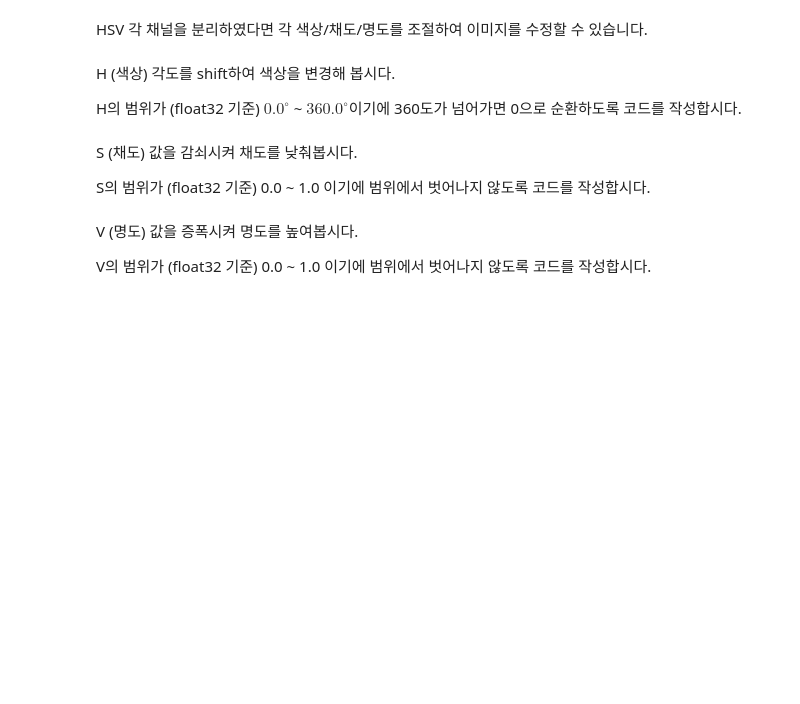
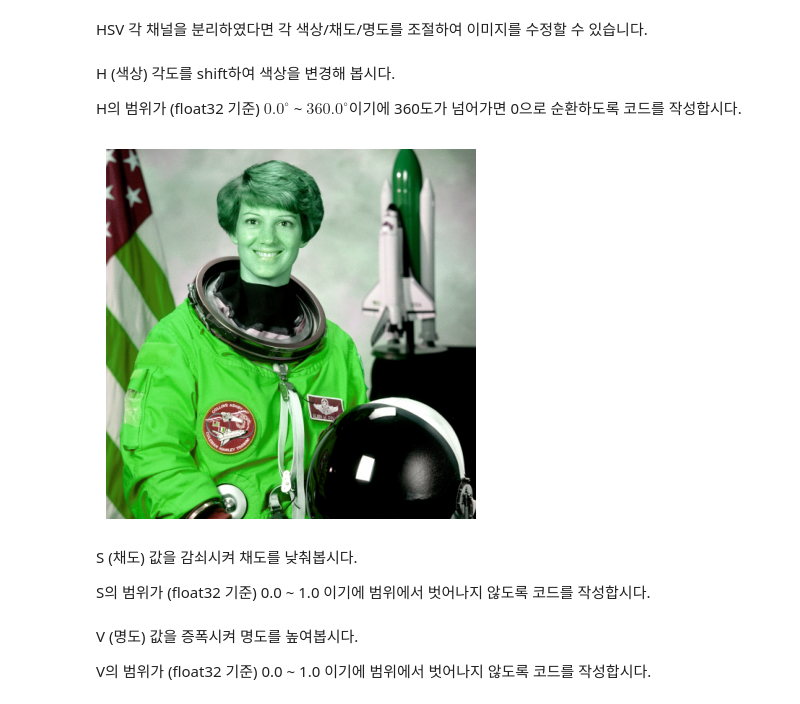
Before and after one commit to seedevk8s/physical-ai-vision-llm-gemma-multimodal, a Jupyter notebook: 02_Computer-Vision.ipynb, the cells around one changed output. Cells and saved outputs as stored; diff of their text form; code cells hidden in the pictures; blank space fills up the shorter version.

Commit message:
H (색상) 각도를 shift하여 색상을 변경문제 풀이 추가

```diff
--- a/02_Computer-Vision.ipynb
+++ b/02_Computer-Vision.ipynb
@@ -294,14 +294,39 @@ H (색상) 각도를 shift하여 색상을 변경해 봅시다.
 
 H의 범위가 (float32 기준) $0.0^\circ$ ~ $360.0^\circ$이기에 360도가 넘어가면 0으로 순환하도록 코드를 작성합시다.
 # %%
+# 원본 이미지는 0~1 범위로 정규화된 상태
 image = skimage.data.astronaut()
-image = image.astype(np.float32) / 255.
+image = image.astype(np.float32) / 255.0
+
 
 # TODO: 이미지를 HSV 색공간으로 변환
+# 1) RGB -> HSV
+hsv = cv2.cvtColor((image * 255).astype(np.uint8), cv2.COLOR_RGB2HSV)
+
 # TODO: HSV 이미지의 각 채널 분리
+# 2) HSV 채널 분리
+h, s, v = cv2.split(hsv)
+
+
 # TODO: H 각도를 증가시켜 색상 변경 (360도 초과하지 않도록 유의)
+# 3) 색상(H) 이동
+hue_shift = 50  # 50도만큼 색상 이동
+h = (h + hue_shift) % 180  # OpenCV H 범위: 0~179, 180 초과 방지
+
 # TODO: 각 채널을 cv2.merge([h, s, v])로 결합
+# 4) 채널 합치기
+hsv_shifted = cv2.merge([h, s, v])
+
+
 # TODO: 색공간을 다시 변환하여 이미지 출력
+# 5) HSV -> RGB로 변환해서 다시 출력
+result = cv2.cvtColor(hsv_shifted, cv2.COLOR_HSV2RGB).astype(np.float32) / 255.0
+
+plt.imshow(result)
+plt.axis('off')
+plt.show()
+# %% [output]
+[figure, added]
 # %% [markdown]
 S (채도) 값을 감쇠시켜 채도를 낮춰봅시다.
 
```
